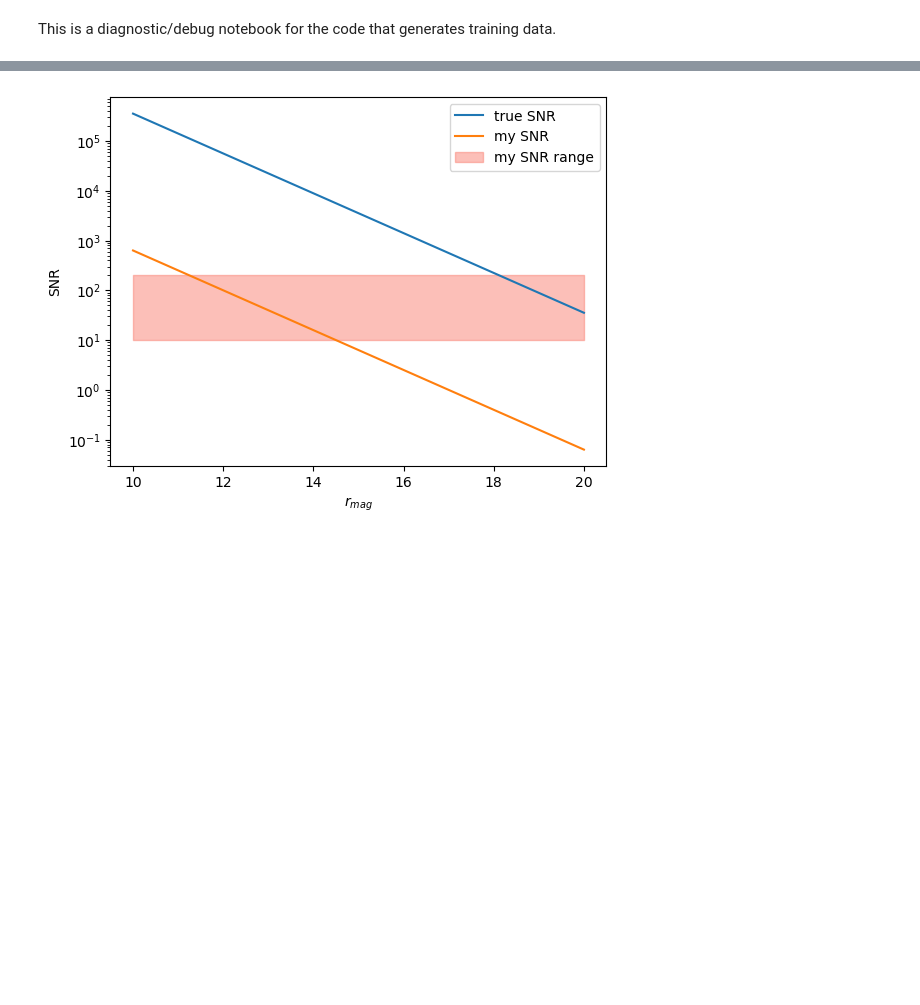
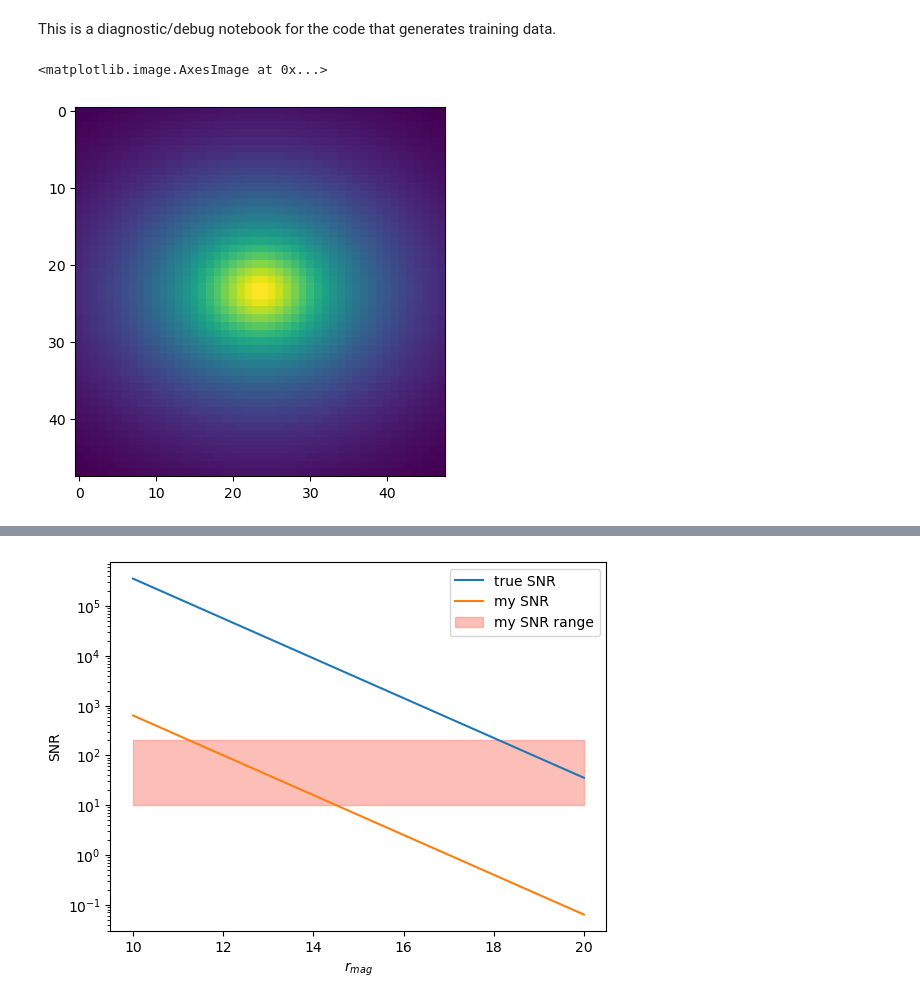
Before and after one commit to KinematicLensing/kl-nn, a Jupyter notebook: data_generate/notebooks/test_training_data.ipynb, the cells around one changed output, grey strips where cells are left out. Saved outputs shown, nothing was run; the diff lists cells and outputs as text; code cells hidden in the pictures; blank space fills up the shorter version.

```diff
--- a/data_generate/notebooks/test_training_data.ipynb
+++ b/data_generate/notebooks/test_training_data.ipynb
@@ -16,3 +18,17 @@ import galsim
 from galsim import CCDNoise, GaussianNoise, BaseDeviate
 
 from scipy.optimize import curve_fit
+# %%
+temp_dir = '/ocean/projects/phy250048p/shared/temp/'
+# %%
+hdu = fits.open(join(temp_dir, 'gal_0.fits'))
+# %%
+img = hdu[6].data
+spec1 = hdu[1].data
+spec2 = hdu[2].data
+spec3 = hdu[3].data
+# %%
+plt.imshow(img)
+# %% [output]
+<matplotlib.image.AxesImage at 0x...>
+[figure, added]
```
Also changed, not shown: parts of 35 cells of this notebook, 12 other files.
